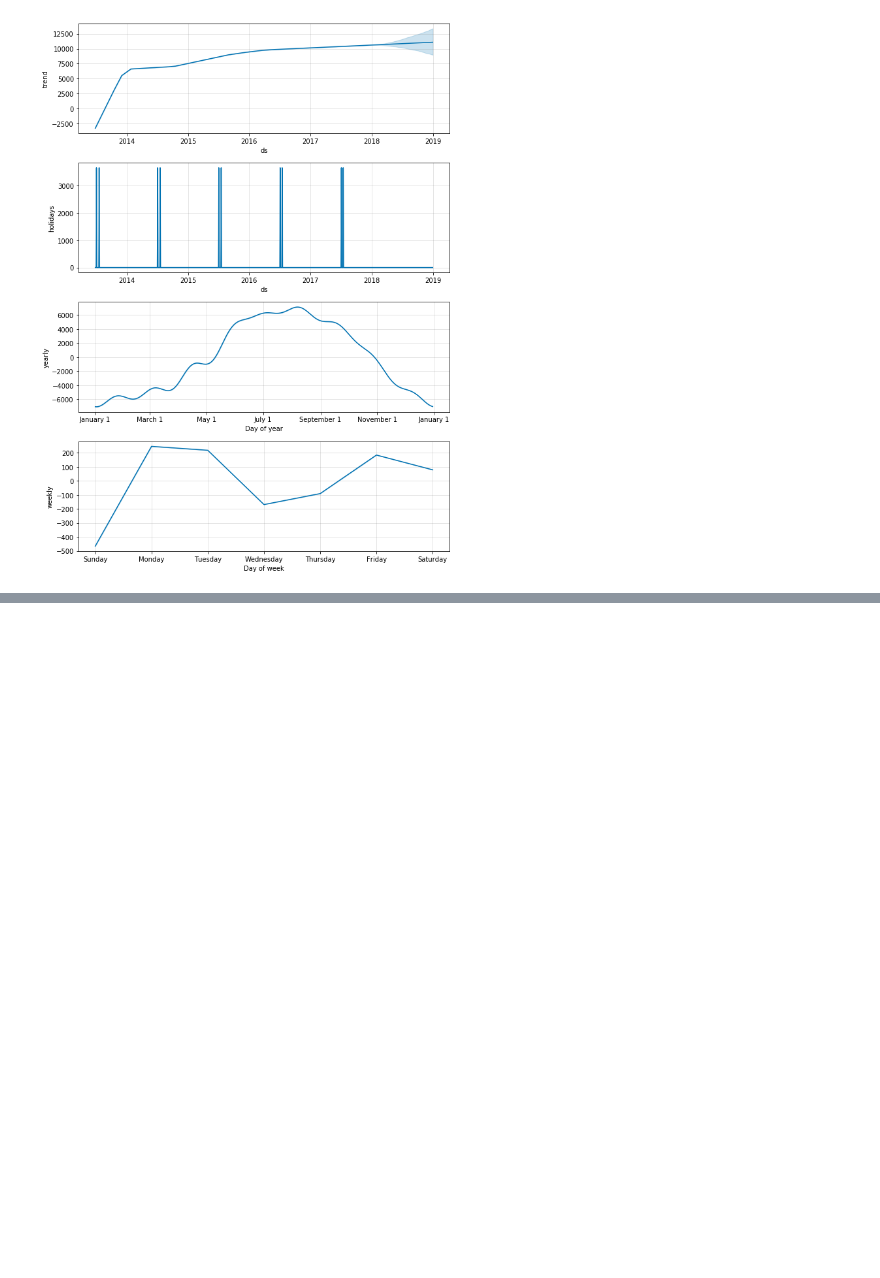
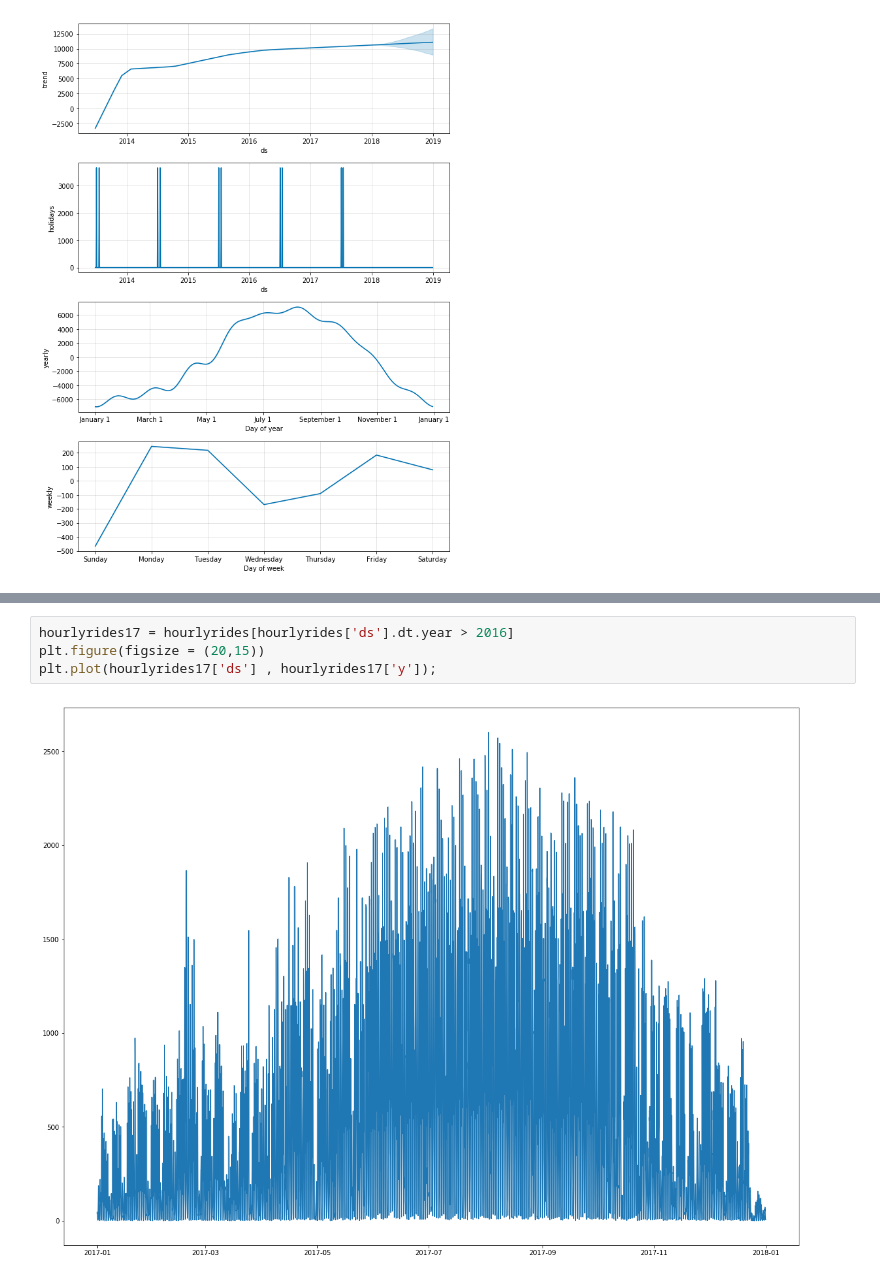
Before and after one commit to mkduchak/divvydataproject, a Jupyter notebook: 2_prophet.ipynb, the cells around one changed output, grey strips where cells are left out. Drawn from its saved outputs; the diff is of its cells as text; blank space fills up the shorter version.

```diff
--- a/2_prophet.ipynb
+++ b/2_prophet.ipynb
@@ -135,2 +146,8 @@ logrides['y'] = np.log(logrides['y'])
+# %%
+hourlyrides17 = hourlyrides[hourlyrides['ds'].dt.year > 2016]
+plt.figure(figsize = (20,15))
+plt.plot(hourlyrides17['ds'] , hourlyrides17['y']);
+# %% [output]
+[figure, added]
 # %%
 m3 = Prophet()
```
Also changed, not shown: parts of 21 cells of this notebook, 4 other files.
